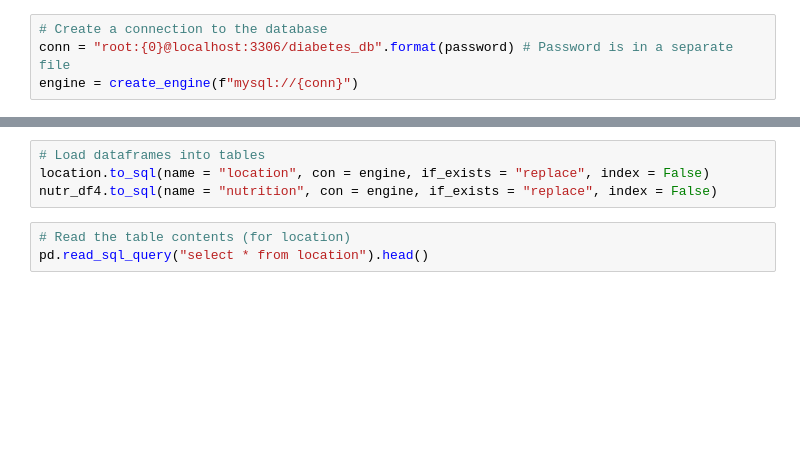
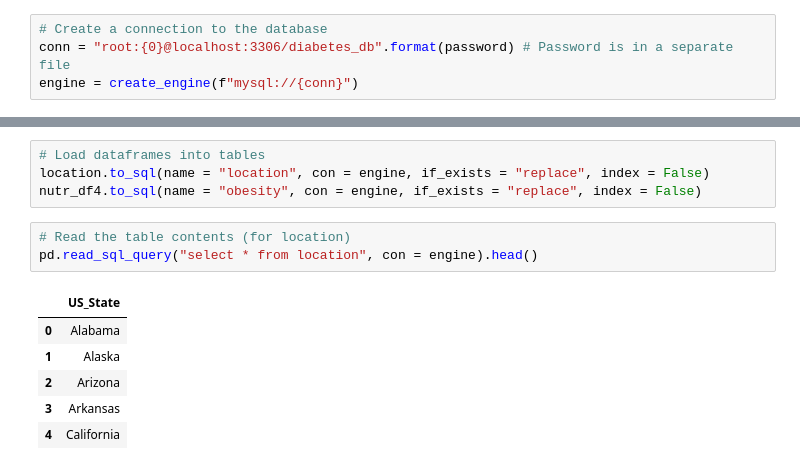
Before and after one commit to rochiecuevas/diabetes, a Jupyter notebook: Clean_Nutrition_Data.ipynb, the cells around one changed output, grey strips where cells are left out. Cells and saved outputs as stored; diff of their text form; blank space fills up the shorter version.

```diff
--- a/Clean_Nutrition_Data.ipynb
+++ b/Clean_Nutrition_Data.ipynb
@@ -134,9 +136,16 @@ engine.table_names()
 # %%
 # Load dataframes into tables
 location.to_sql(name = "location", con = engine, if_exists = "replace", index = False)
-nutr_df4.to_sql(name = "nutrition", con = engine, if_exists = "replace", index = False)
+nutr_df4.to_sql(name = "obesity", con = engine, if_exists = "replace", index = False)
 # %%
 # Read the table contents (for location)
-pd.read_sql_query("select * from location").head()
+pd.read_sql_query("select * from location", con = engine).head()
+# %% [output]
+|  | US_State |
+| 0 | Alabama |
+| 1 | Alaska |
+| 2 | Arizona |
+| 3 | Arkansas |
+| 4 | California |
 # %%
 # Read the table contents (for nutrition)
```
Also changed, not shown: parts of 2 cells of this notebook, 1 other file.
